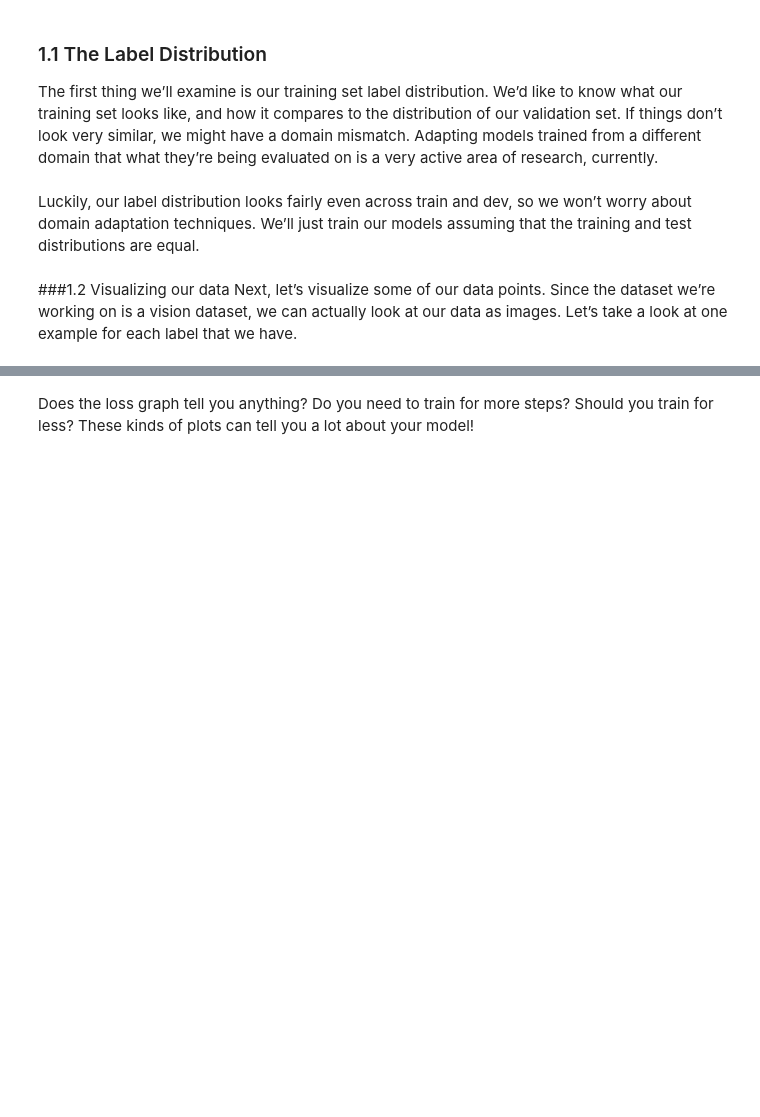
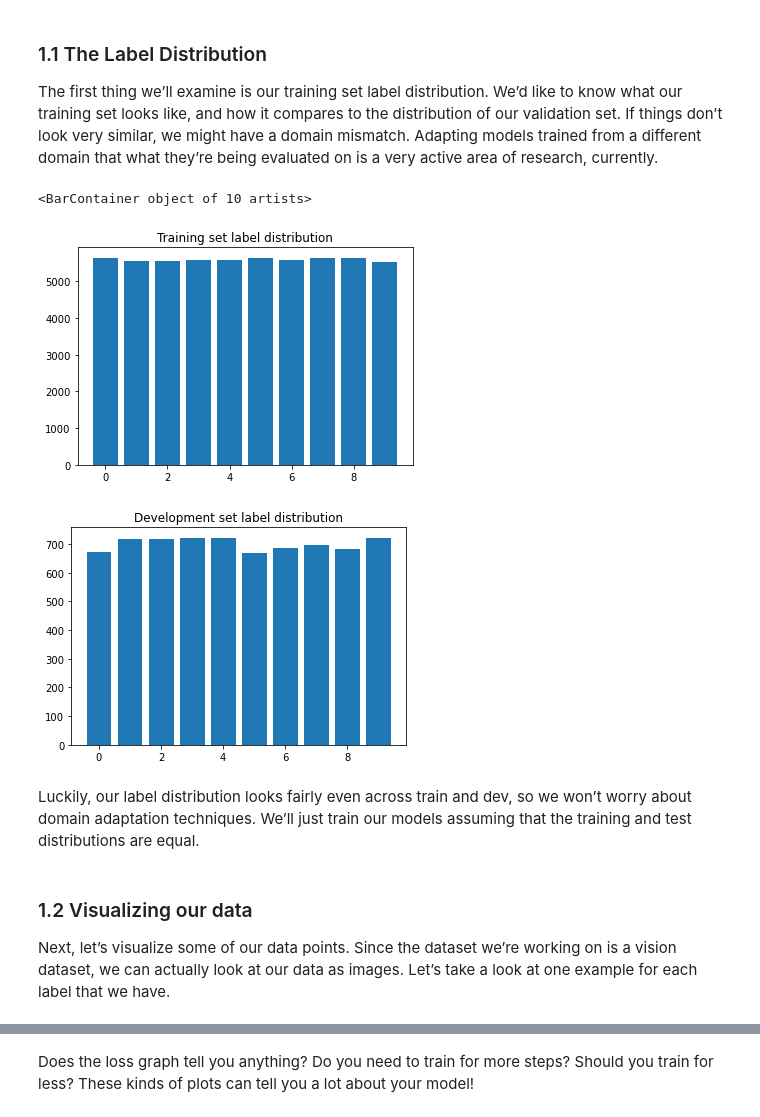
Before and after one commit to Evenstarneko/Machine-learning, a Jupyter notebook: HW3/ML_2021F_Practicum_3.ipynb, the cells around one changed output, grey strips where cells are left out. Saved outputs shown, nothing was run; the diff lists cells and outputs as text; code cells hidden in the pictures; blank space fills up the shorter version.

```diff
--- a/HW3/ML_2021F_Practicum_3.ipynb
+++ b/HW3/ML_2021F_Practicum_3.ipynb
@@ -35,27 +37,32 @@ If things don’t look very similar, we might have a domain mismatch. Adapting m
 # %%
 counts = defaultdict(int)
 
 for label in labels:
-  counts[label] += 1 plt.figure()
+  counts[label] += 1
+plt.figure()
 
 plt.title("Training set label distribution")
 
 k = counts.keys()
 v = counts.values()
 plt.bar(list(k), height=list(v))
 dev_counts = defaultdict(int)
 
 for label in dev_labels:
   dev_counts[label] += 1
 plt.figure()
 plt.title("Development set label distribution")
 dk = dev_counts.keys()
 dv = dev_counts.values()
 plt.bar(list(dk), height=list(dv))
+# %% [output]
+<BarContainer object of 10 artists>
+[figure, added]
+[figure, added]
 # %% [markdown]
  Luckily, our label distribution looks fairly even across train and dev, so we won’t worry about domain adaptation techniques. We’ll just train our models assuming that the training and test distributions are equal.
 # %% [markdown]
-###1.2 Visualizing our data
+### 1.2 Visualizing our data
 Next, let’s visualize some of our data points. Since the dataset we’re working on is a vision dataset, we can actually look at our data as images.
 Let’s take a look at one example for each label that we have.
 # %%
```
Also changed, not shown: parts of 19 cells of this notebook, 6 other files.
